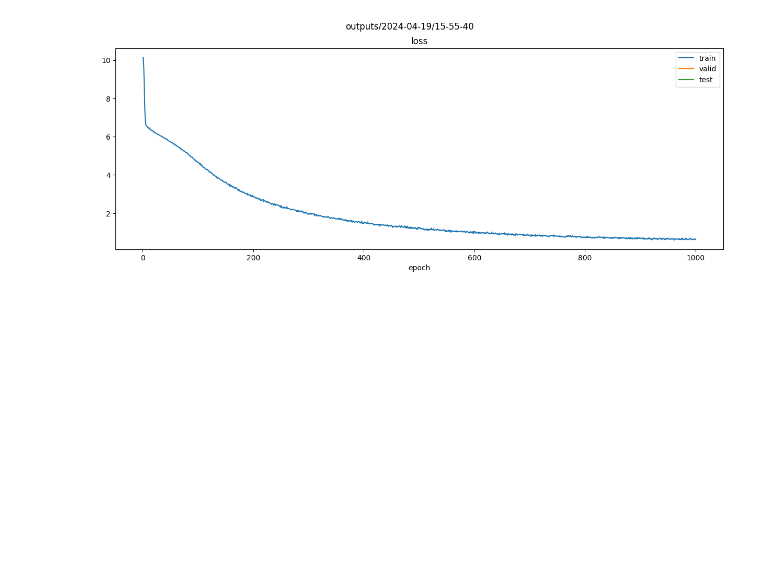
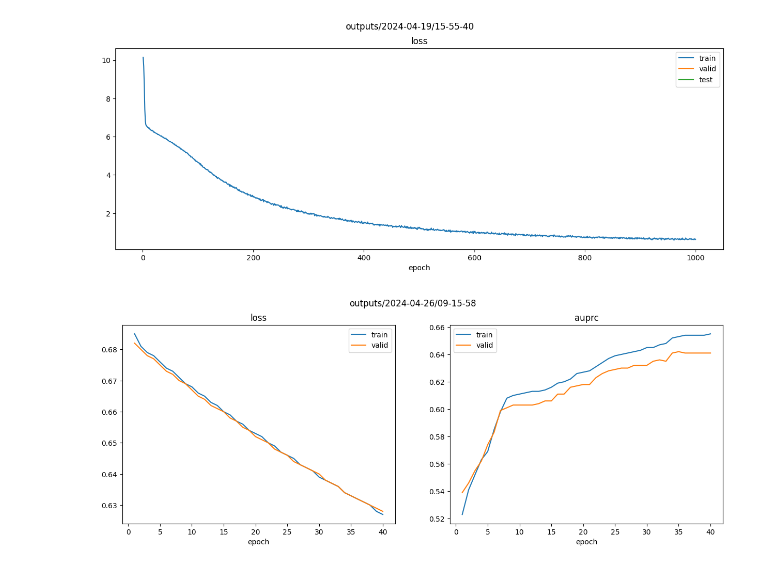
Before and after one commit to constantinkappel/dlh_project, a Jupyter notebook: 04_Collating_Training_Results.ipynb, the cells around one changed output. Cells and saved outputs as stored; diff of their text form; code cells hidden in the pictures; blank space fills up the shorter version.

Commit message:
added BERT CLS-FT trainings and script for FT only training

```diff
--- a/04_Collating_Training_Results.ipynb
+++ b/04_Collating_Training_Results.ipynb
@@ -185,12 +185,12 @@ df_metrics.head(100)
 # %%
 df_metrics.to_excel("outputs/metrics.xlsx", index=False)
 # %%
-def plot_metrics(df_metrics: pd.DataFrame, run: str, metrics: List[str] = ['loss', 'auroc', 'auprc']):
+def plot_metrics(df_metrics: pd.DataFrame, run: str, metrics: List[str] = ['loss', 'auroc', 'auprc'], folds: str = ['train', 'valid', 'test']):
     run = Path(run)
     ncols = len(metrics)
     fig, axes = plt.subplots(nrows=1, ncols=ncols, figsize=(15, 5))
     for i, metric in enumerate(metrics):
-        for fold in ['train', 'valid', 'test']:
+        for fold in folds:
             ax = axes[i] if ncols > 1 else axes
             df_metrics.loc[(df_metrics['fold']==fold) & (df_metrics['run']==run)].plot(x='epoch', y=metric, ax=ax, label=fold)
             ax.set_title(metric)
@@ -210,3 +210,8 @@ plot_metrics(df_metrics, 'outputs/2024-04-19/06-18-04', metrics=["loss"])
 plot_metrics(df_metrics, 'outputs/2024-04-19/15-55-40', metrics=["loss"])
 # %% [output]
 [figure]
+# %%
+# Training new DescEmb-BERT CLS-FT (mimiciii, task diagnosis)
+plot_metrics(df_metrics, 'outputs/2024-04-26/09-15-58', metrics=["loss", "auprc"], folds=["train", "valid"])
+# %% [output]
+[figure, added]
```
Also changed, not shown: parts of 4 cells of this notebook, 46 other files.
